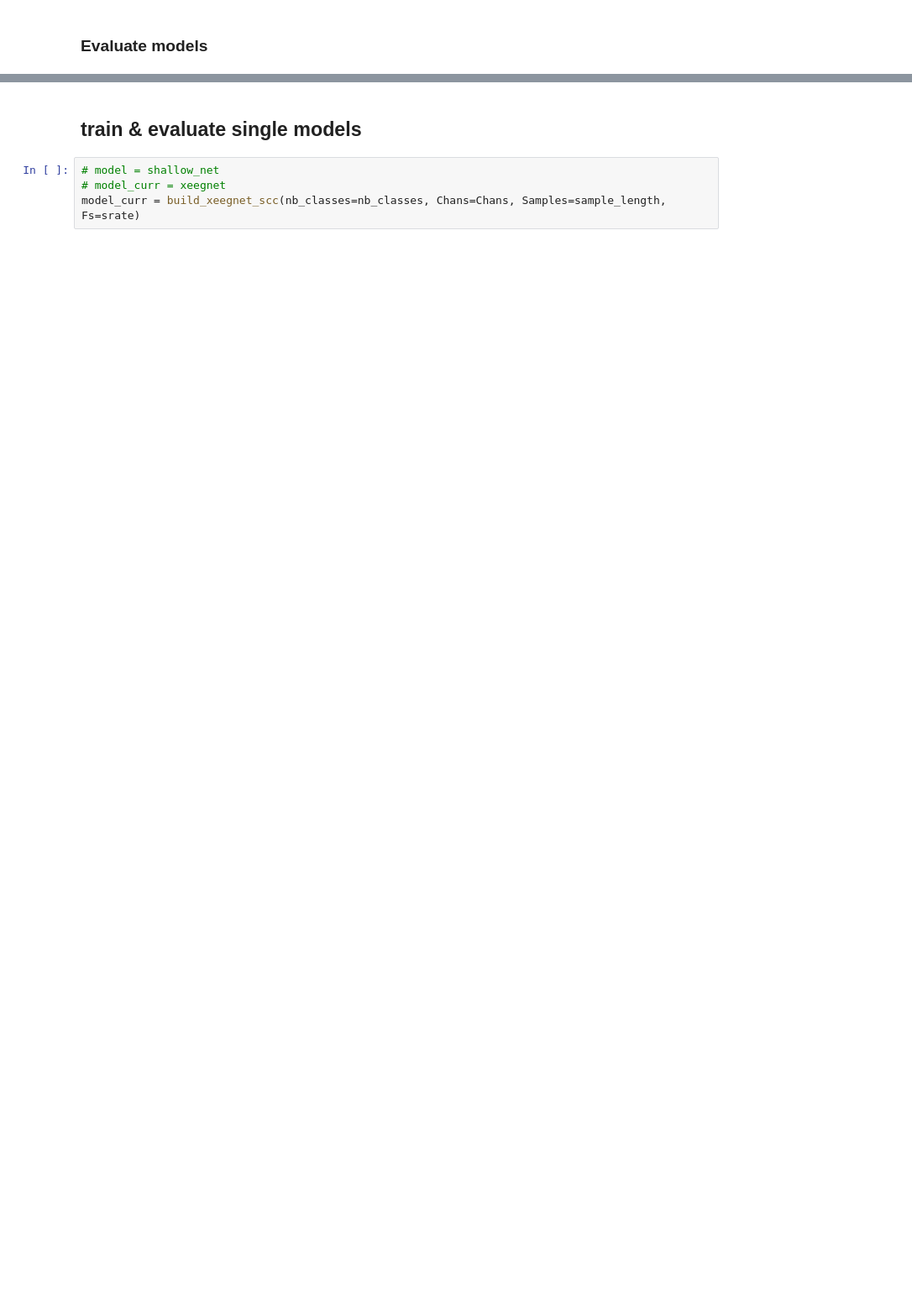
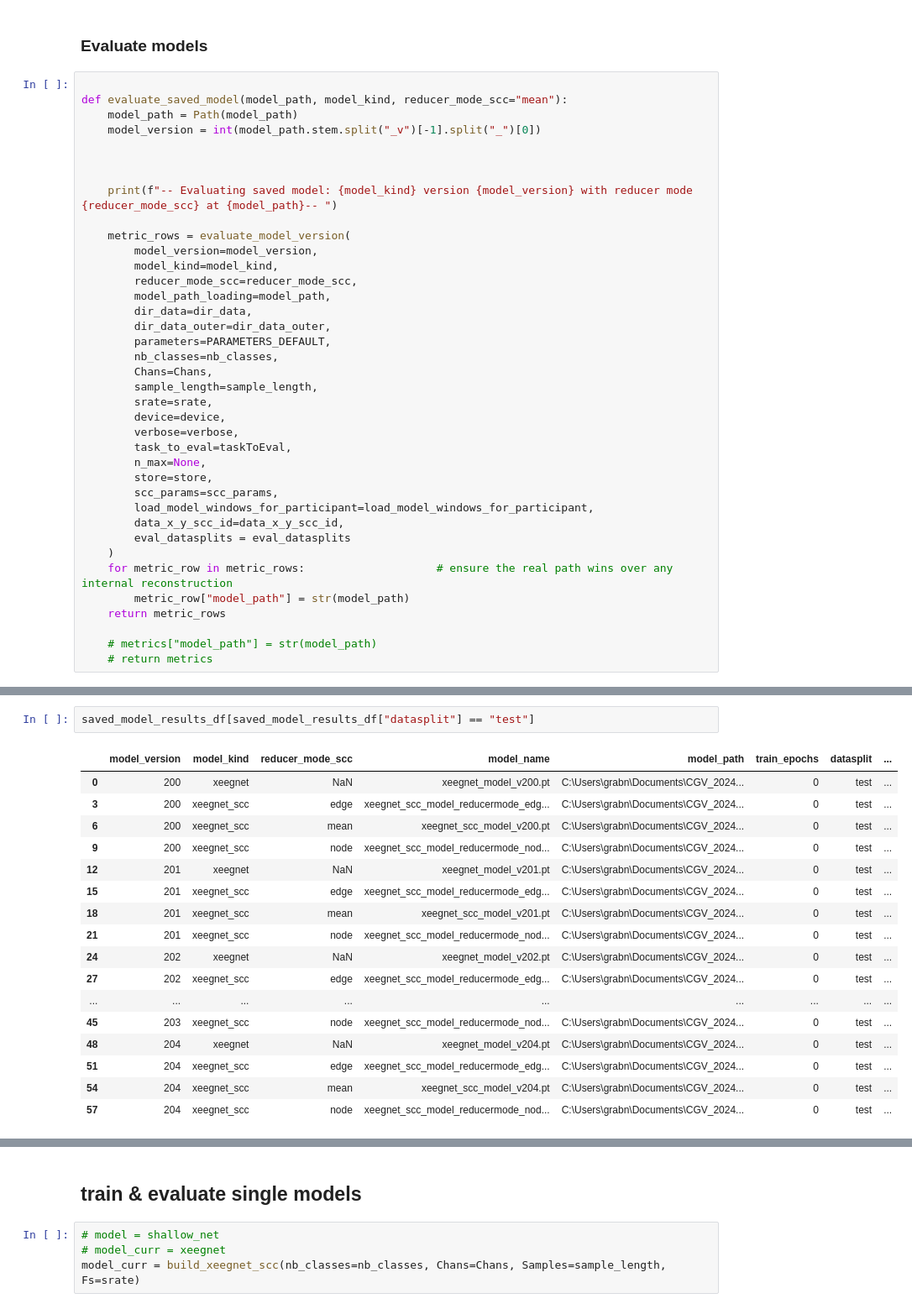
Before and after one commit to hereditary-eu/EEGlass, a Jupyter notebook: backend/experiments_xeegnet/adapt_selfeeg.ipynb, the cells around one changed output, grey strips where cells are left out. Shown at 84% size. Drawn from its saved outputs; the diff is of its cells as text; blank space fills up the shorter version.

```diff
--- a/backend/experiments_xeegnet/adapt_selfeeg.ipynb
+++ b/backend/experiments_xeegnet/adapt_selfeeg.ipynb
@@ -644,4 +677,42 @@ if False:
     results_df
 # %% [markdown]
 ### Evaluate models
+# %%
+
+def evaluate_saved_model(model_path, model_kind, reducer_mode_scc="mean"):
+    model_path = Path(model_path)
+    model_version = int(model_path.stem.split("_v")[-1].split("_")[0])
+
+
+
+    print(f"-- Evaluating saved model: {model_kind} version {model_version} with reducer mode {reducer_mode_scc} at {model_path}-- ")
+
+    metric_rows = evaluate_model_version(
+        model_version=model_version,
+        model_kind=model_kind,
+        reducer_mode_scc=reducer_mode_scc,
+        model_path_loading=model_path,
+        dir_data=dir_data,
+        dir_data_outer=dir_data_outer,
+        parameters=PARAMETERS_DEFAULT,
+        nb_classes=nb_classes,
+        Chans=Chans,
+        sample_length=sample_length,
+        srate=srate,
+        device=device,
+        verbose=verbose,
+        task_to_eval=taskToEval,
+        n_max=None,
+        store=store,
+        scc_params=scc_params,
+        load_model_windows_for_participant=load_model_windows_for_participant,
+        data_x_y_scc_id=data_x_y_scc_id,
+        eval_datasplits = eval_datasplits
+    )
+    for metric_row in metric_rows:                    # ensure the real path wins over any internal reconstruction
+        metric_row["model_path"] = str(model_path)
+    return metric_rows
+
+    # metrics["model_path"] = str(model_path)
+    # return metrics
 # %%
@@ -844,0 +951,20 @@ saved_model_results_df.sort_values(["model_version", "model_kind"]).reset_index(
+# %%
+saved_model_results_df[saved_model_results_df["datasplit"] == "test"]
+# %% [output]
+|  | model_version | model_kind | reducer_mode_scc | model_name | model_path | train_epochs | datasplit | ... |
+| 0 | 200 | xeegnet | NaN | xeegnet_model_v200.pt | C:\Users\grabn\Documents\CGV_2024... | 0 | test | ... |
+| 3 | 200 | xeegnet_scc | edge | xeegnet_scc_model_reducermode_edg... | C:\Users\grabn\Documents\CGV_2024... | 0 | test | ... |
+| 6 | 200 | xeegnet_scc | mean | xeegnet_scc_model_v200.pt | C:\Users\grabn\Documents\CGV_2024... | 0 | test | ... |
+| 9 | 200 | xeegnet_scc | node | xeegnet_scc_model_reducermode_nod... | C:\Users\grabn\Documents\CGV_2024... | 0 | test | ... |
+| 12 | 201 | xeegnet | NaN | xeegnet_model_v201.pt | C:\Users\grabn\Documents\CGV_2024... | 0 | test | ... |
+| 15 | 201 | xeegnet_scc | edge | xeegnet_scc_model_reducermode_edg... | C:\Users\grabn\Documents\CGV_2024... | 0 | test | ... |
+| 18 | 201 | xeegnet_scc | mean | xeegnet_scc_model_v201.pt | C:\Users\grabn\Documents\CGV_2024... | 0 | test | ... |
+| 21 | 201 | xeegnet_scc | node | xeegnet_scc_model_reducermode_nod... | C:\Users\grabn\Documents\CGV_2024... | 0 | test | ... |
+| 24 | 202 | xeegnet | NaN | xeegnet_model_v202.pt | C:\Users\grabn\Documents\CGV_2024... | 0 | test | ... |
+| 27 | 202 | xeegnet_scc | edge | xeegnet_scc_model_reducermode_edg... | C:\Users\grabn\Documents\CGV_2024... | 0 | test | ... |
+| ... | ... | ... | ... | ... | ... | ... | ... | ... |
+| 45 | 203 | xeegnet_scc | node | xeegnet_scc_model_reducermode_nod... | C:\Users\grabn\Documents\CGV_2024... | 0 | test | ... |
+| 48 | 204 | xeegnet | NaN | xeegnet_model_v204.pt | C:\Users\grabn\Documents\CGV_2024... | 0 | test | ... |
+| 51 | 204 | xeegnet_scc | edge | xeegnet_scc_model_reducermode_edg... | C:\Users\grabn\Documents\CGV_2024... | 0 | test | ... |
+| 54 | 204 | xeegnet_scc | mean | xeegnet_scc_model_v204.pt | C:\Users\grabn\Documents\CGV_2024... | 0 | test | ... |
+| 57 | 204 | xeegnet_scc | node | xeegnet_scc_model_reducermode_nod... | C:\Users\grabn\Documents\CGV_2024... | 0 | test | ... |
```
Also changed, not shown: parts of 25 cells of this notebook, 5 other files.
